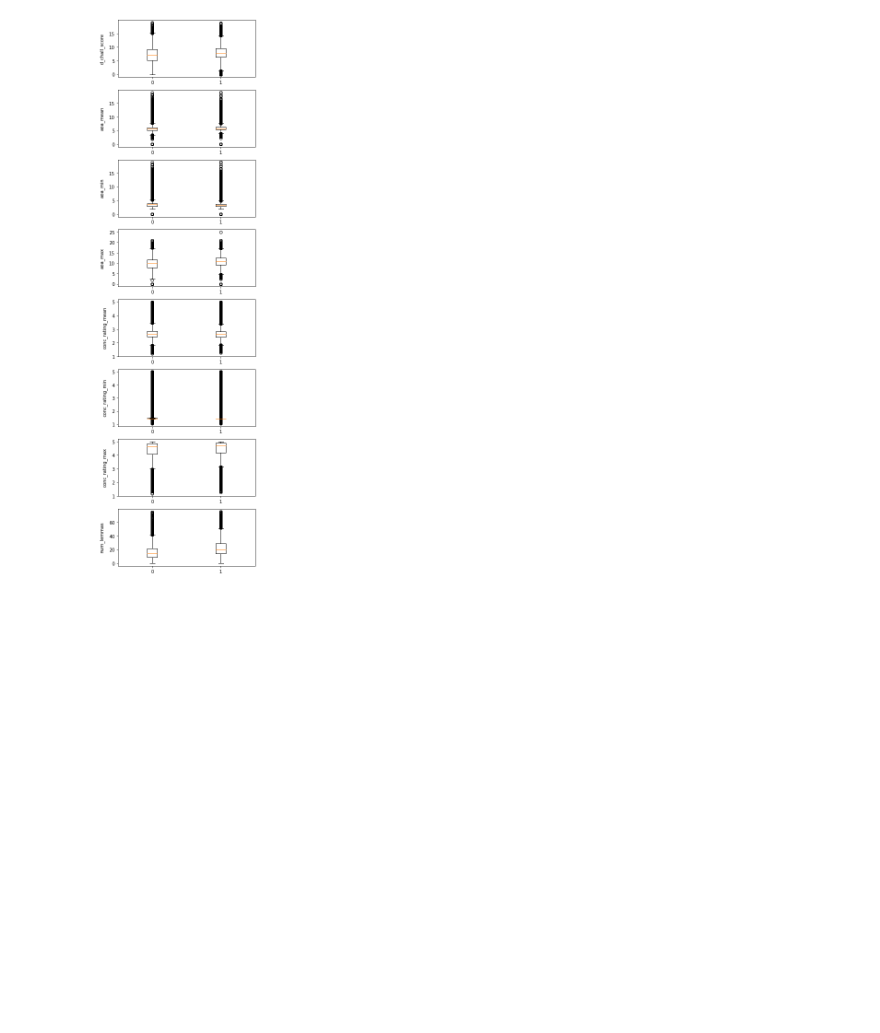
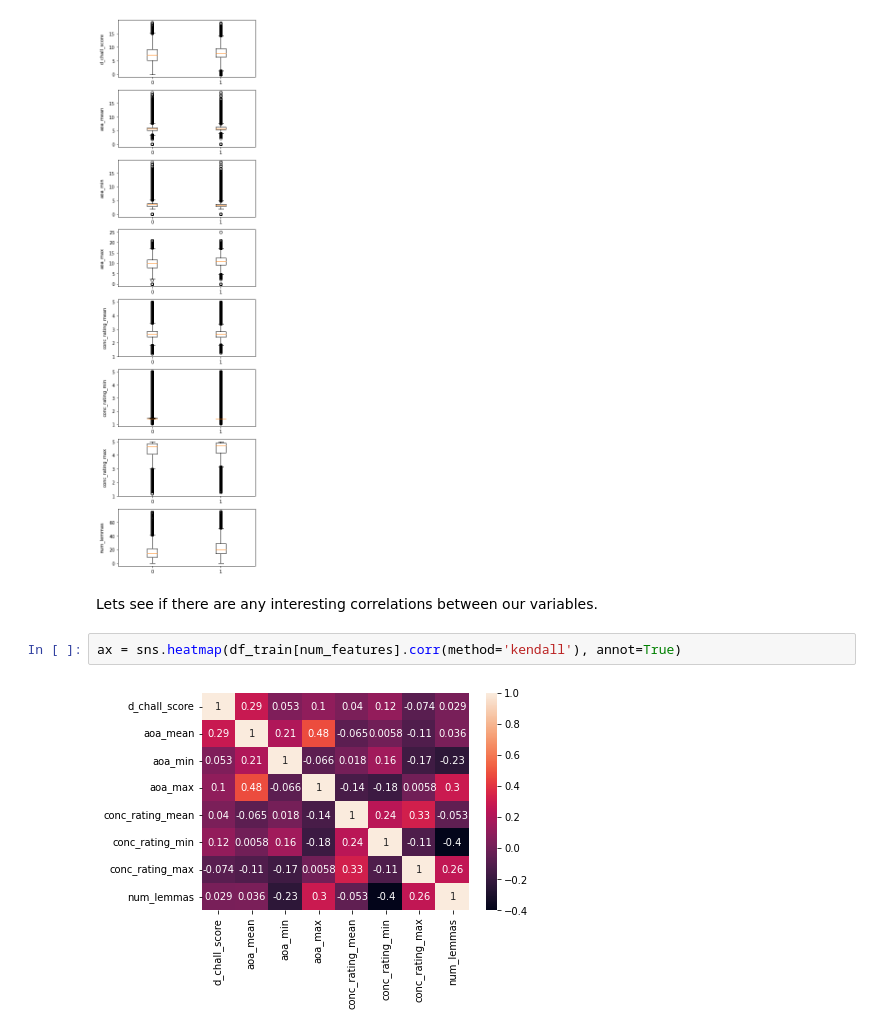
Before and after one commit to Tstrebe2/predicting-text-difficulty, a Jupyter notebook: code/clean-text.eda.ipynb, the cells around one changed output. Drawn from its saved outputs; the diff is of its cells as text; blank space fills up the shorter version.

```diff
--- a/code/clean-text.eda.ipynb
+++ b/code/clean-text.eda.ipynb
@@ -113,3 +113,9 @@ def plot_boxes():
 plot_boxes()
 # %% [output]
 [figure]
+# %% [markdown]
+Lets see if there are any interesting correlations between our variables.
+# %%
+ax = sns.heatmap(df_train[num_features].corr(method='kendall'), annot=True)
+# %% [output]
+[figure, added]
```
